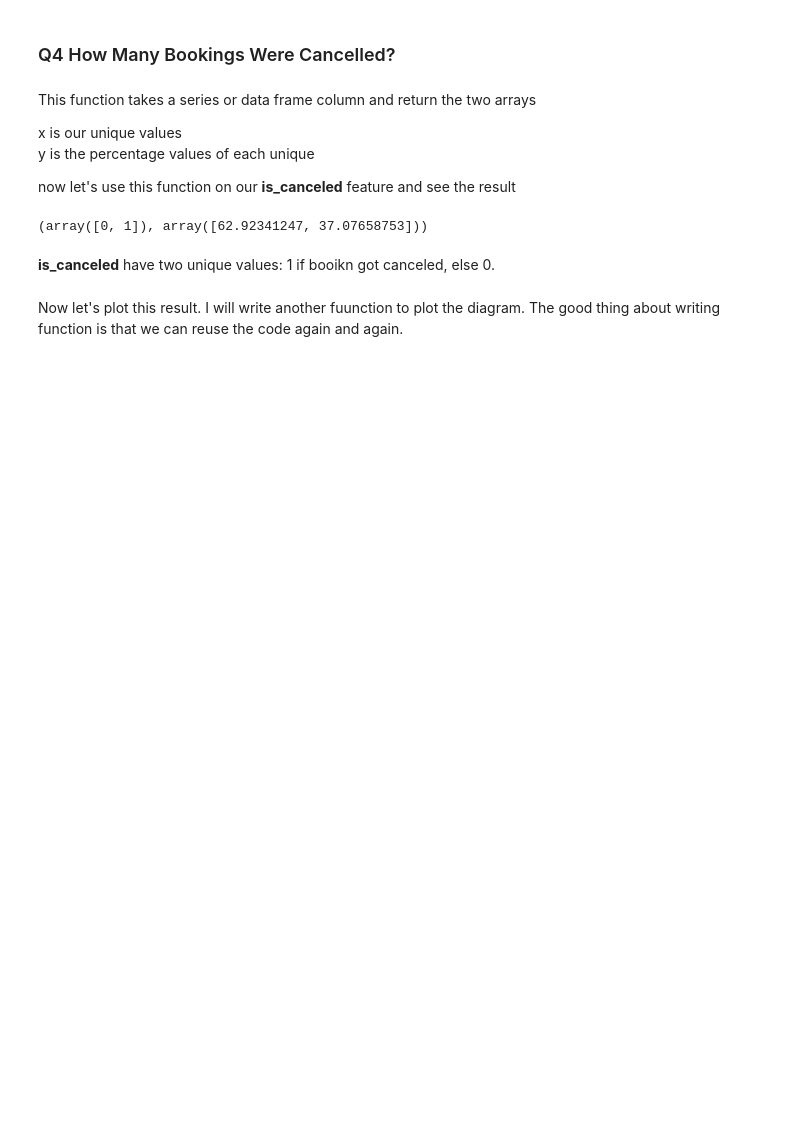
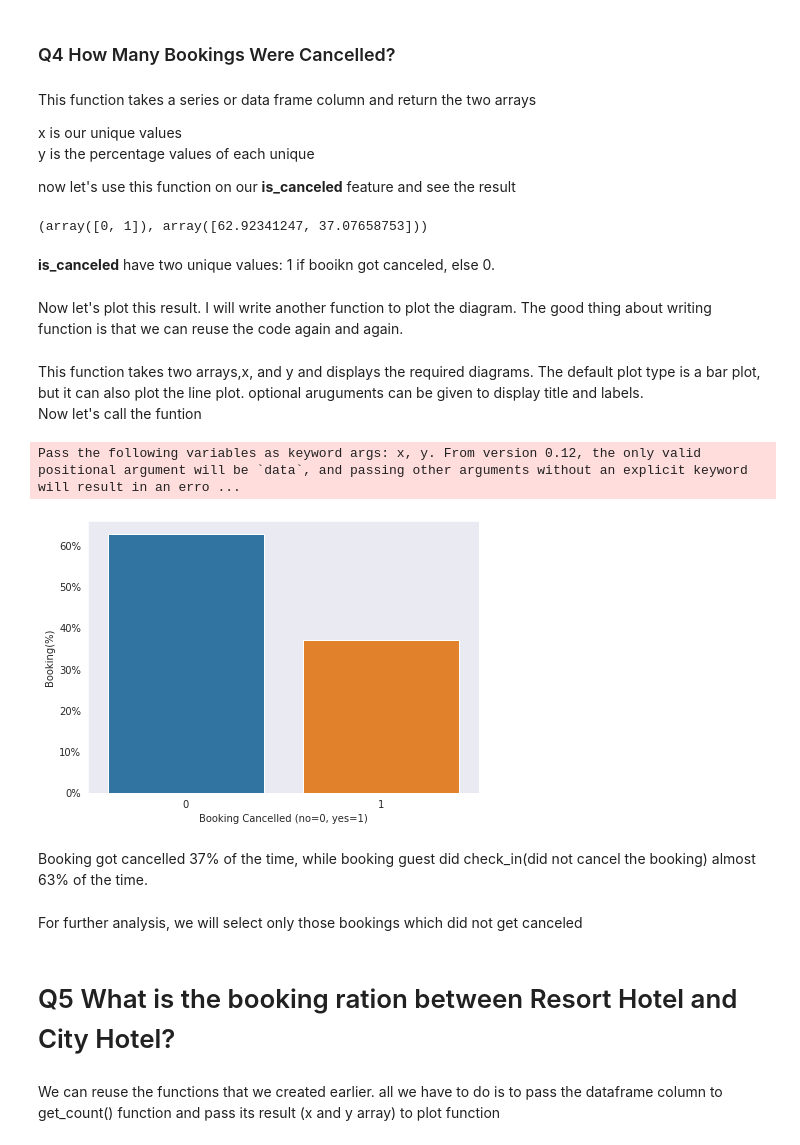
Before and after one commit to prajwalDU/Hotel-Booking-analysis, a Jupyter notebook: Hotel_Booking_Project_Analysis_Capstone_Project.ipynb, the cells around one changed output. Cells and saved outputs as stored; diff of their text form; code cells hidden in the pictures; blank space fills up the shorter version.

Commit message:
3rd time

```diff
--- a/Hotel_Booking_Project_Analysis_Capstone_Project.ipynb
+++ b/Hotel_Booking_Project_Analysis_Capstone_Project.ipynb
@@ -18,5 +27,6 @@ sns.set_style("dark")
 # %%
-df = pd.read_csv('../content/Hotel Bookings project.csv')
+# importing Data
+df = pd.read_csv('/content/drive/MyDrive/almabetter/maths/Hotel Bookings.csv')
 # %% [markdown]
 This data set contains a single file that compares various booking information between two hotels: a city hotel and a resort hotel. This dataset is prepared for various city and resort hotels from Lisbon, Portugal.
 # %%
@@ -250,7 +259,7 @@ x,y
 # %% [markdown]
  **is_canceled** have two unique values: 1 if booikn got canceled, else 0.
 # %% [markdown]
-Now let's plot this result. I will write another fuunction to plot the diagram. The good thing about writing function is that we can reuse the code again and again.
+Now let's plot this result. I will write another function to plot the diagram. The good thing about writing function is that we can reuse the code again and again.
 # %%
 def plot(x, y, x_label=None, y_label=None, title=None, figsize=(7,5), type='bar'):
 
@@ -270,4 +279,30 @@ def plot(x, y, x_label=None, y_label=None, title=None, figsize=(7,5), type='bar'
   '''
 
   fig, ax = plt.subplots(figsize=figsize)
-  ax.
+  ax.yaxis.set_major_formatter(mtick.PercentFormatter())
+
+  if x_label != None:
+    ax.set_xlabel(x_label)
+  if y_label != None:
+    ax.set_ylabel(y_label)
+  if title != None:
+    ax.set_title(title)
+
+  if type == 'bar':
+    sns.barplot(x,y, ax = ax)
+  elif type == 'line':
+    sns.lineplot(x,y, ax = ax, sort=False)
+
+  plt.show()
+# %% [markdown]
+This function takes two arrays,x, and y and displays the required diagrams. The default plot type is a bar plot, but it can also plot the line plot. optional aruguments can be given to display title and labels.
+    Now let's call the funtion
+# %%
+plot(x,y, x_label = 'Booking Cancelled (no=0, yes=1)', y_label = 'Booking(%)')
+# %% [output]
+Pass the following variables as keyword args: x, y. From version 0.12, the only valid positional argument will be `data`, and passing other arguments without an explicit keyword will result in an erro ...
+[figure, added]
+# %% [markdown]
+Booking got cancelled 37% of the time, while booking guest did check_in(did not cancel the booking) almost 63% of the time.
+# %% [markdown]
+For further analysis, we will select only those bookings which did not get canceled
@@ -273,0 +311,4 @@ def plot(x, y, x_label=None, y_label=None, title=None, figsize=(7,5), type='bar'
+# %% [markdown]
+# Q5 What is the booking ration between Resort Hotel and City Hotel?
+# %% [markdown]
+We can reuse the functions that we created earlier. all we have to do is to pass the dataframe column to get_count() function and pass its result (x and y array) to plot function
```
Also changed, not shown: parts of 34 cells of this notebook.
